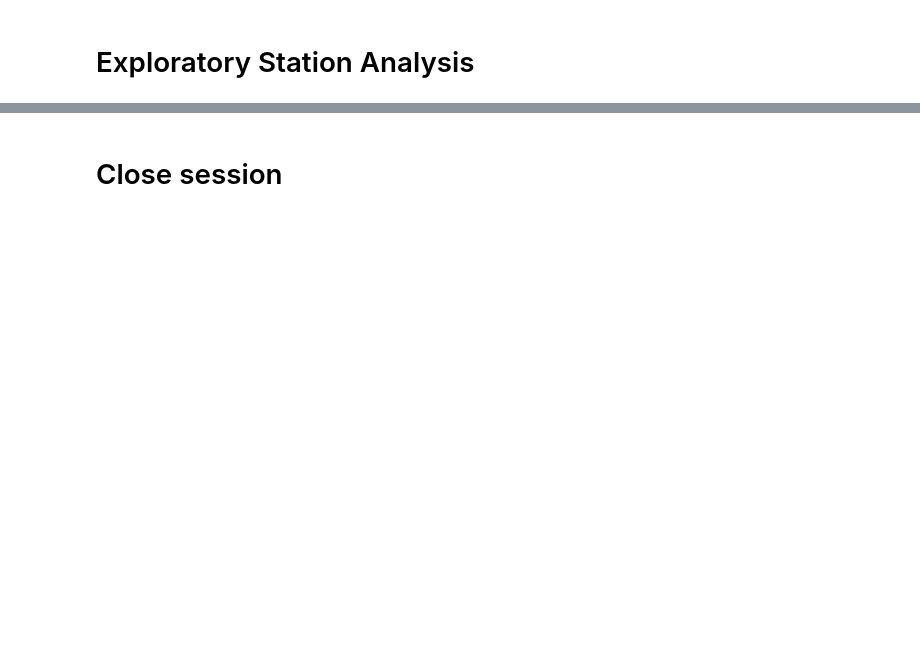
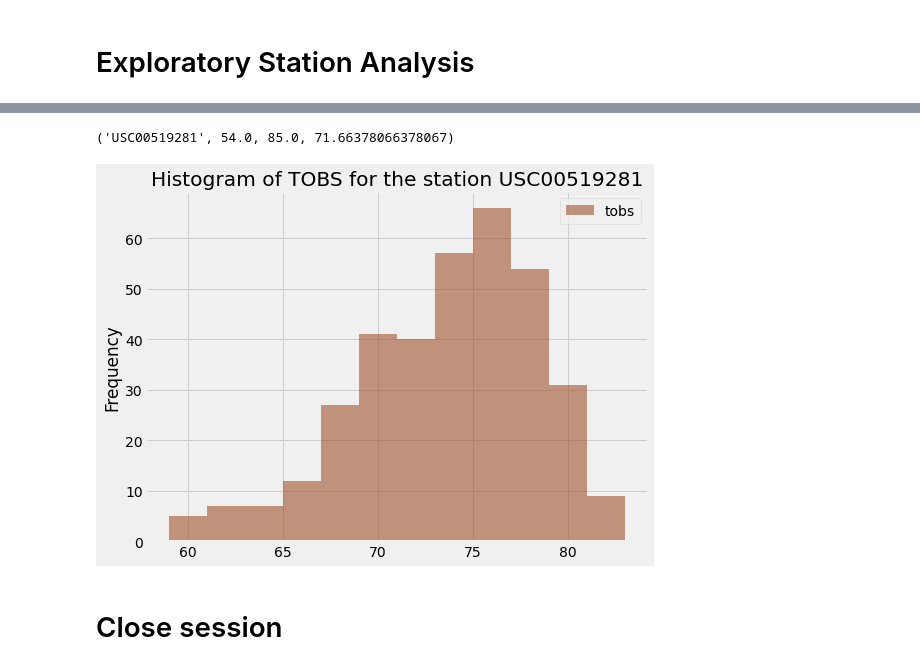
Before and after one commit to itspria/sqlalchemy-challenge, a Jupyter notebook: climate_analysis.ipynb, the cells around one changed output, grey strips where cells are left out. Drawn from its saved outputs; the diff is of its cells as text; code cells hidden in the pictures; blank space fills up the shorter version.

Commit message:
added station analysis

```diff
--- a/climate_analysis.ipynb
+++ b/climate_analysis.ipynb
@@ -143,2 +217,6 @@ plt.show()
 # %%
 # Using the most active station id from the previous query, calculate the lowest, highest, and average temperature.
+session.query(Measurement.station, func.min(Measurement.tobs), func.max(Measurement.tobs), func.avg(Measurement.tobs))\
+        .filter(Measurement.station == 'USC00519281').first()
+# %% [output]
+('USC00519281', 54.0, 85.0, 71.66378066378067)
@@ -148,3 +223,21 @@ plt.show()
+# %%
+# Using the most active station id
+# Query the last 12 months of temperature observation data for this station and plot the results as a histogram
+recentDate = session.query(func.max(Measurement.date)).filter(Measurement.station == 'USC00519281').first()
+
+dateRange = dt.datetime.strptime(recentDate[0], '%Y-%m-%d') - dt.timedelta(days=365)
+dateRange
+
+# Perform a query to retrieve the data and precipitation scores
+rows = session.query(Measurement.date, Measurement.tobs).filter(Measurement.station == 'USC00519281').filter(Measurement.date >= dateRange).all()
+df = pd.DataFrame(rows)
+df.plot(kind='hist',bins=12, title = 'Histogram of TOBS for the station USC00519281', xlabel = 'Temperature', figsize=(8,6), color='sienna', alpha=0.6)
+
+plt.ylabel = 'Frequency'
+#plt.xlabel = 'Temperature'
+plt.show()
+# %% [output]
+[figure, added]
 # %% [markdown]
 # Close session
 # %%
```
Also changed, not shown: parts of 9 cells of this notebook.
